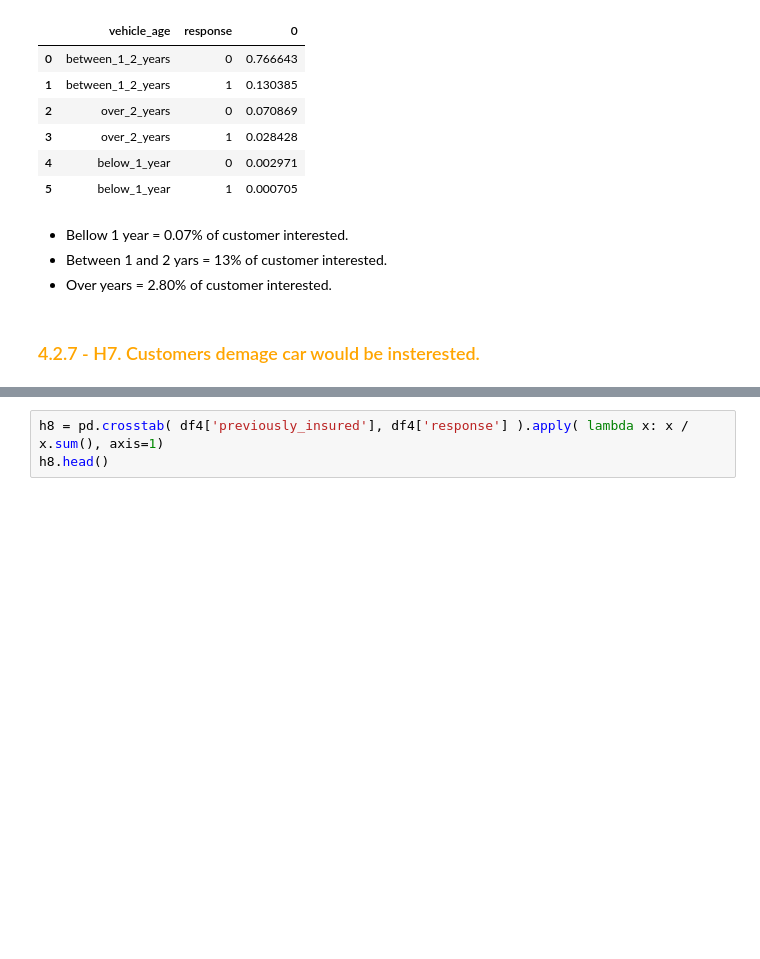
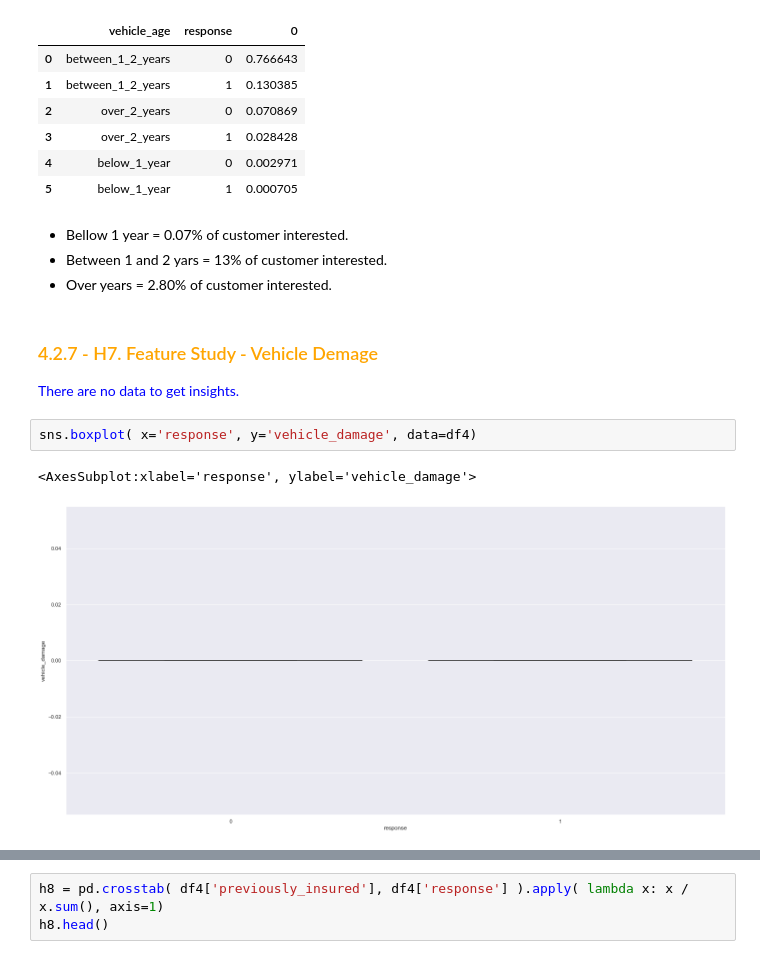
Before and after one commit to adrielepinto/health_insurance_cross_sell, a Jupyter notebook: notebooks/pa004.ipynb, the cells around one changed output, grey strips where cells are left out. Saved outputs shown, nothing was run; the diff lists cells and outputs as text; blank space fills up the shorter version.

```diff
--- a/notebooks/pa004.ipynb
+++ b/notebooks/pa004.ipynb
@@ -391,10 +419,16 @@ h6
 | 3 | over_2_years | 1 | 0.028428 |
 | 4 | below_1_year | 0 | 0.002971 |
 | 5 | below_1_year | 1 | 0.000705 |
-# %% [markdown]
-- Bellow 1 year = 0.07% of customer interested.
-- Between 1 and 2 yars = 13% of customer interested.
-- Over years = 2.80% of customer interested.
+# %% [markdown]
+- Bellow 1 year = 0.07% of customer interested.
+- Between 1 and 2 yars = 13% of customer interested.
+- Over years = 2.80% of customer interested.
 # %% [markdown]
-### <font color='orange'>  4.2.7 - H7. Customers demage car would be insterested.
+### <font color='orange'>  4.2.7 - H7. Feature Study - Vehicle Demage
+<font color='blue'>   There are no data to get insights.
+# %%
+sns.boxplot( x='response', y='vehicle_damage', data=df4)
+# %% [output]
+<AxesSubplot:xlabel='response', ylabel='vehicle_damage'>
+[figure, added]
 # %%
```
Also changed, not shown: parts of 37 cells of this notebook.
